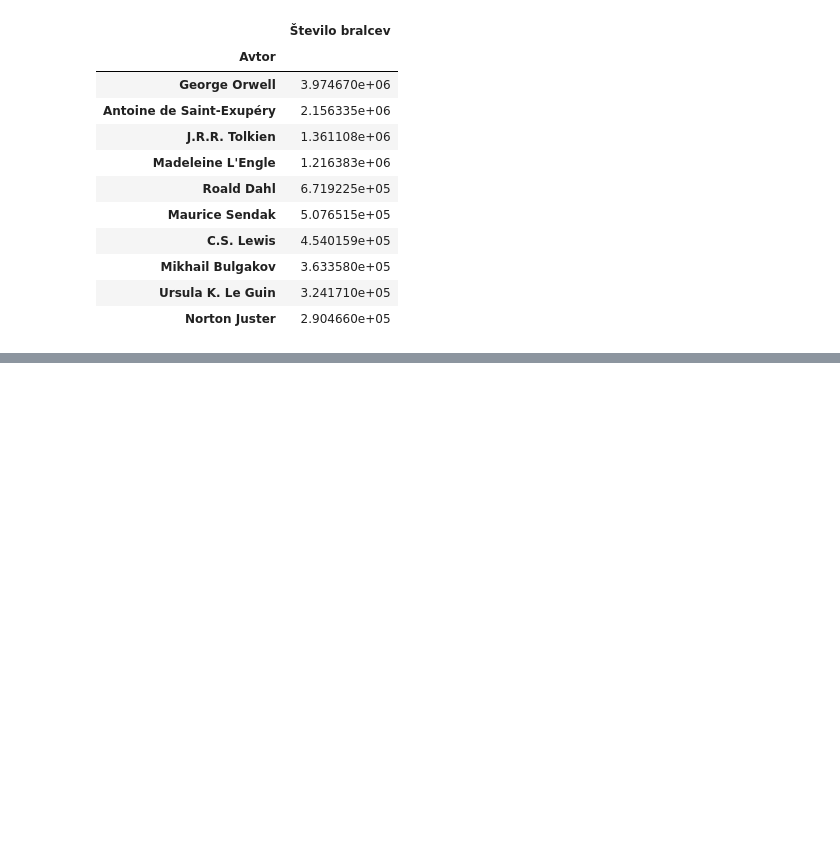
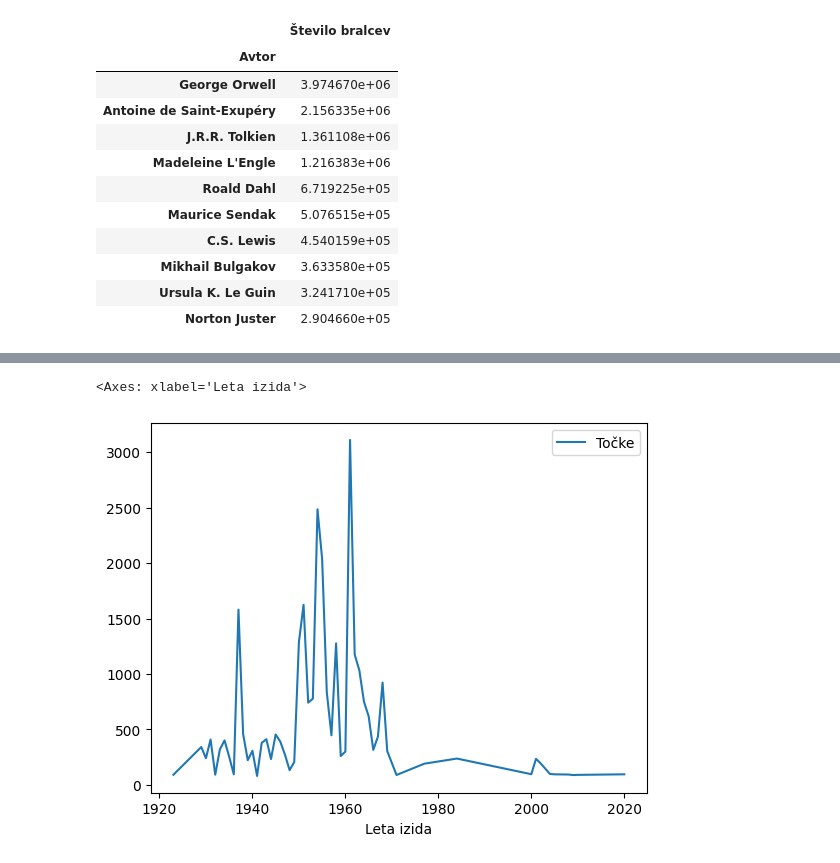
Before and after one commit to Benjamin-Dagarin/UVP_Projektna_naloga_2024, a Jupyter notebook: Analiza_fantazijskih_knjig.ipynb, the cells around one changed output, grey strips where cells are left out. Drawn from its saved outputs; the diff is of its cells as text; code cells hidden in the pictures; blank space fills up the shorter version.

```diff
--- a/Analiza_fantazijskih_knjig.ipynb
+++ b/Analiza_fantazijskih_knjig.ipynb
@@ -206,0 +235,5 @@ KeyError: "None of [Index([1937.0, 1933.0, 1931.0, 1934.0, 1938.0,    nan, 1930.
+# %%
+izid_tocke.plot(x='Leta izida', y='Točke')
+# %% [output]
+<Axes: xlabel='Leta izida'>
+[figure, added]
```
Also changed, not shown: parts of 67 cells of this notebook.
